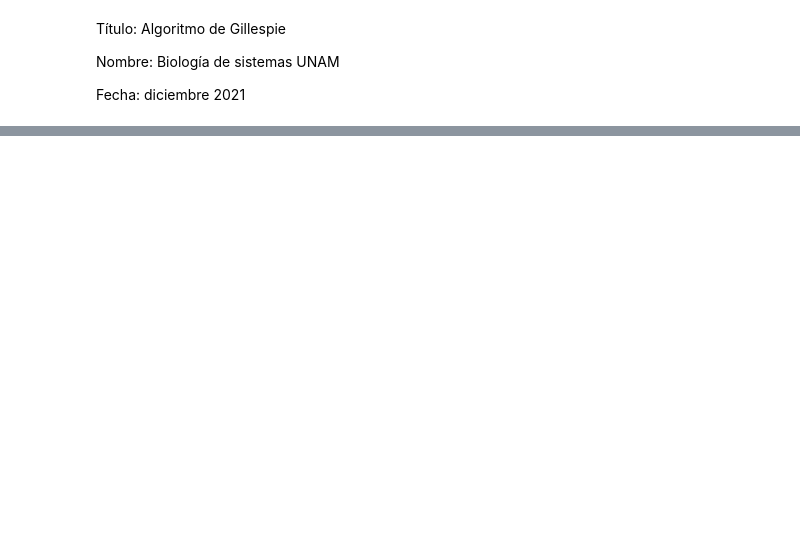
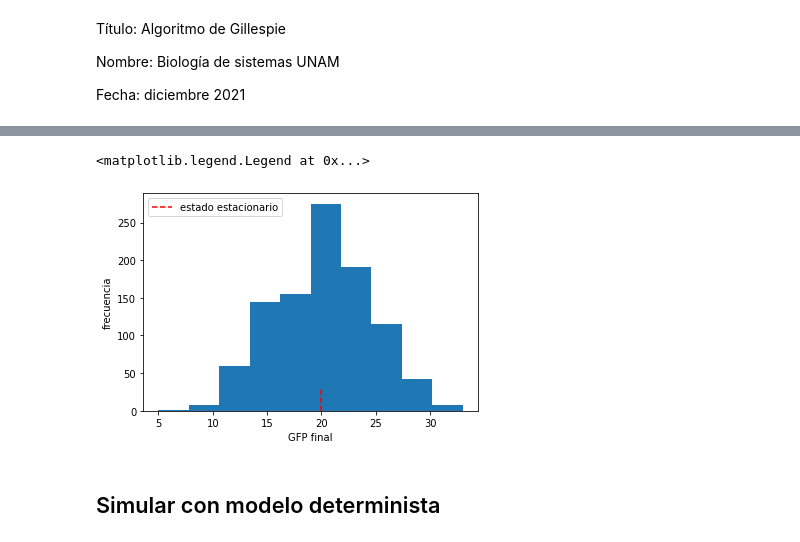
Before and after one commit to sysbio-unam/practicas-computacionales-Python, a Jupyter notebook: algoritmo_Gillespie.ipynb, the cells around one changed output, grey strips where cells are left out. Saved outputs shown, nothing was run; the diff lists cells and outputs as text; code cells hidden in the pictures; blank space fills up the shorter version.

```diff
--- a/algoritmo_Gillespie.ipynb
+++ b/algoritmo_Gillespie.ipynb
@@ -58,0 +62,8 @@ Text(0, 0.5, 'GFP')
+# %%
+def GFP_final(GFP0, tend):
+
+    out = gillespieGFp(GFP0, tend)
+
+    GFP = out[1]
+
+    return GFP[-1]
@@ -58,0 +74,16 @@ Text(0, 0.5, 'GFP')
+# %%
+N = 1000
+GFPs = []
+for i in range(N):
+    GFPs.append(GFP_final(0, 100))
+# %%
+plt.hist(GFPs)
+plt.plot([20, 20], [0, 30], "r--")
+plt.xlabel("GFP final")
+plt.ylabel("frecuencia")
+plt.legend(["estado estacionario"])
+# %% [output]
+<matplotlib.legend.Legend at 0x...>
+[figure, added]
+# %% [markdown]
+## Simular con modelo determinista
```
Also changed, not shown: parts of 8 cells of this notebook.
